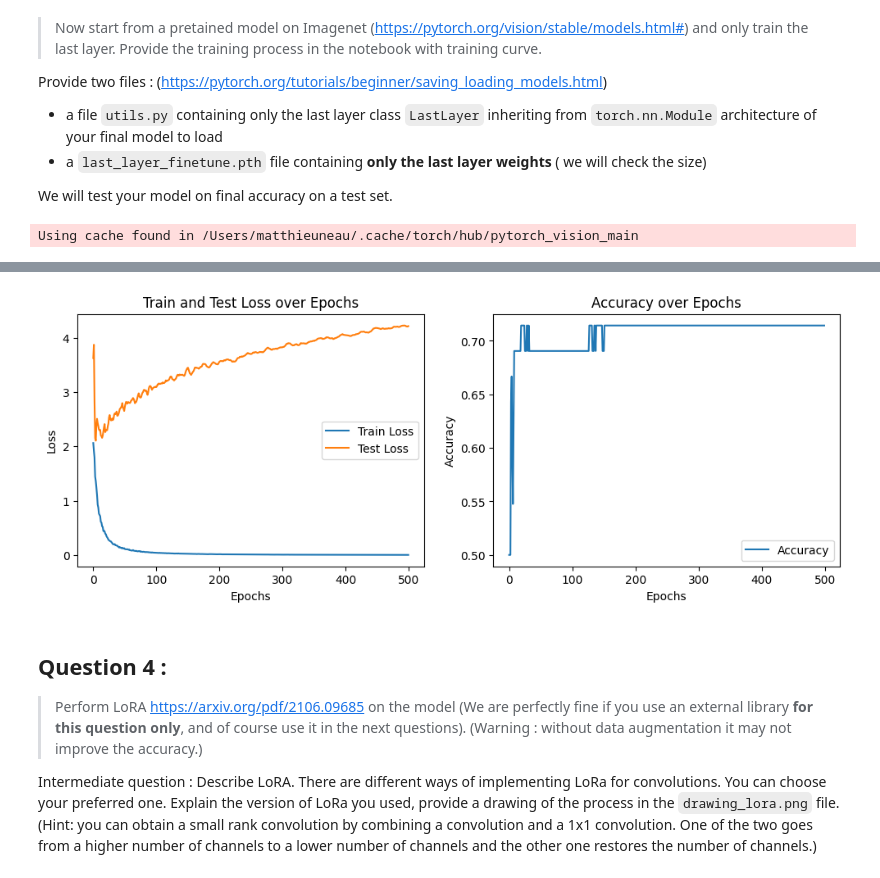
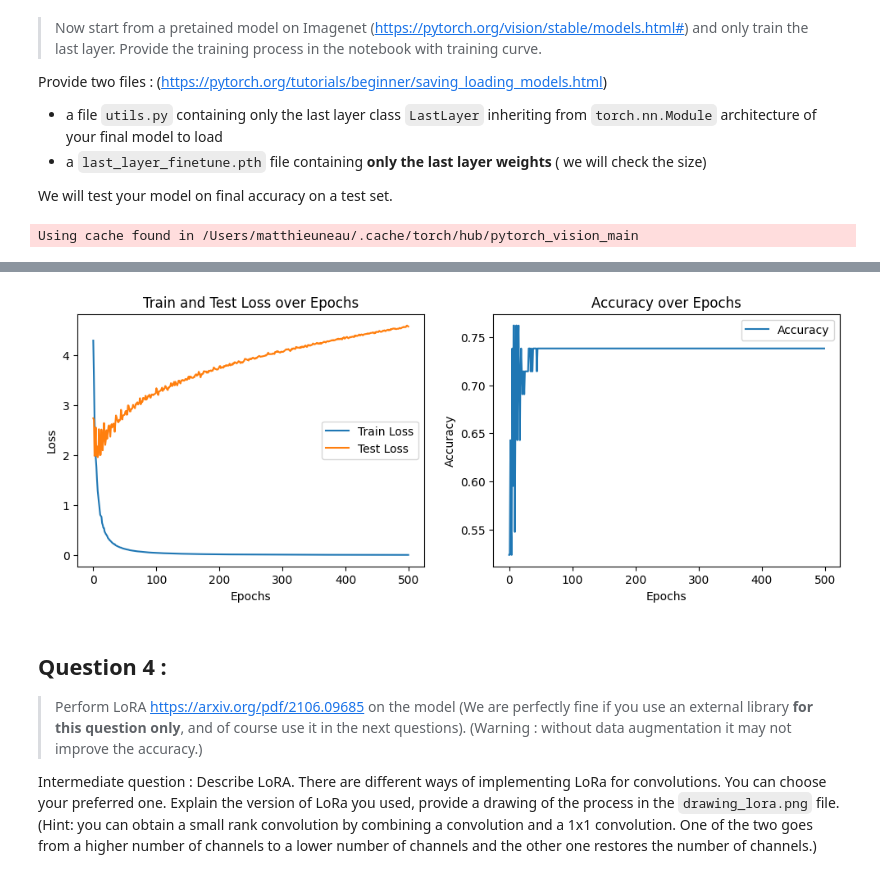
Before and after one commit to matthieuneau/deep-learning-practice, a Jupyter notebook: TP4.ipynb, the cells around one changed output, grey strips where cells are left out. Cells and saved outputs as stored; diff of their text form; code cells hidden in the pictures.

```diff
--- a/TP4.ipynb
+++ b/TP4.ipynb
@@ -167,7 +167,7 @@ resnet = torch.hub.load("pytorch/vision", "resnet18", weights="IMAGENET1K_V1")
 resnet.fc = nn.Identity()
 
 resnet_dataset = precompute_features(resnet, north_dataset, device)
-resnet_dataloader = DataLoader(resnet_dataset, batch_size=16, shuffle=True)
+resnet_dataloader = DataLoader(resnet_dataset, batch_size=6, shuffle=True)
 
 test_resnet_dataset = precompute_features(resnet, test_dataset, device)
 test_resnet_dataloader = DataLoader(test_resnet_dataset, batch_size=16)
@@ -203,4 +203,4 @@ Epoch 401, train loss: 0.0050, test loss: 4.0456, accuracy: 0.7143
-[figure, old version]
+[figure, new version]
 # %% [markdown]
 ## Question 4 :
 > Perform  LoRA https://arxiv.org/pdf/2106.09685  on the model  (We are perfectly fine if you use an external library **for this question only**, and of course use it in the next questions). (Warning : without data augmentation it may not improve the accuracy.)
```
Also changed, not shown: parts of 2 cells of this notebook.
